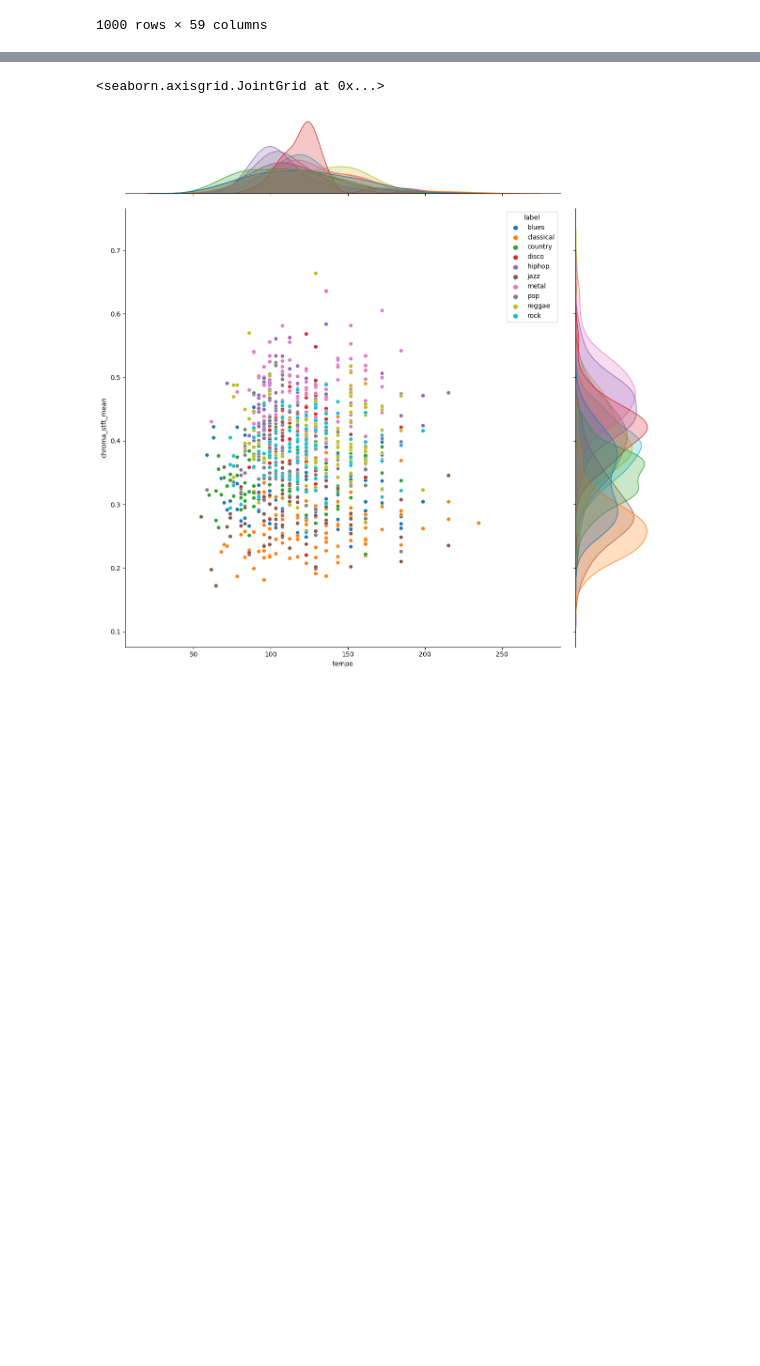
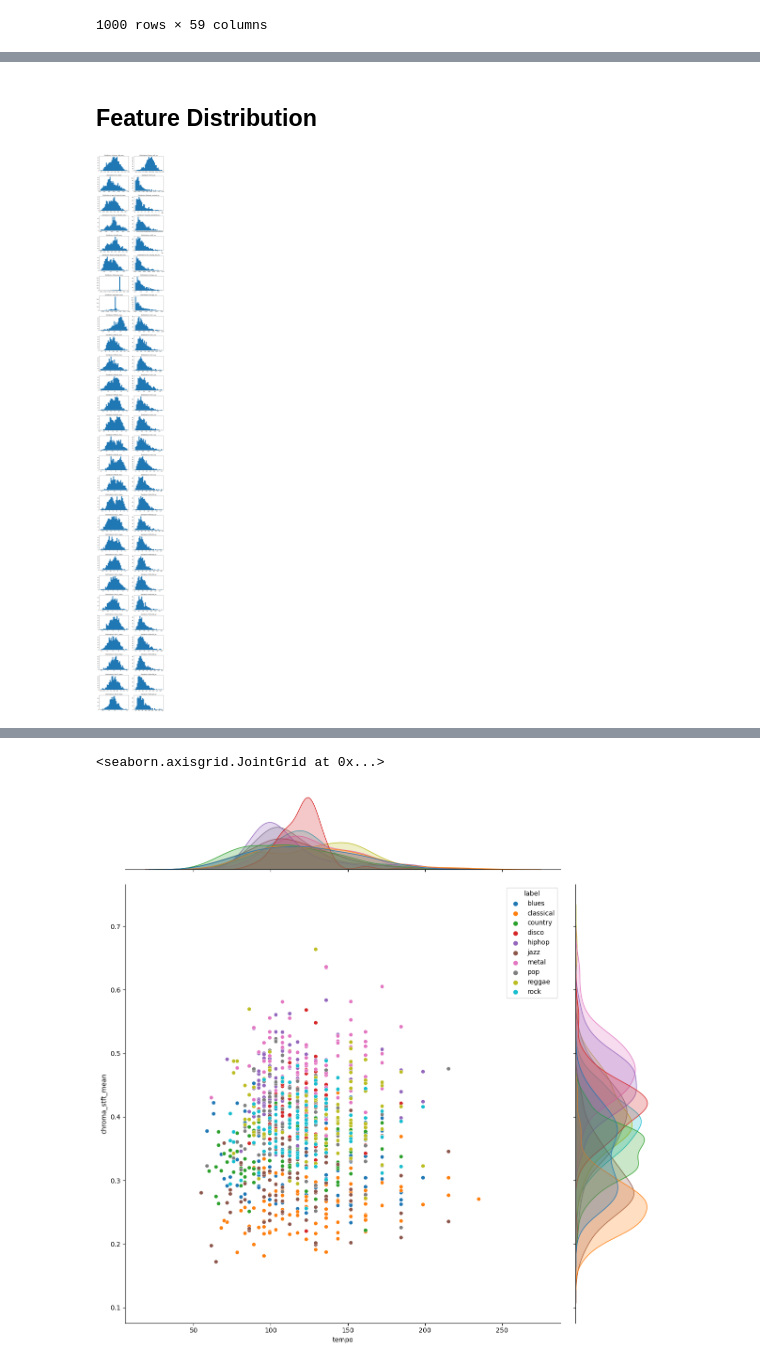
Before and after one commit to COGS118A/Group007-SP23, a Jupyter notebook: Checkpoint_Group007-SP23.ipynb, the cells around one changed output, grey strips where cells are left out. Saved outputs shown, nothing was run; the diff lists cells and outputs as text; code cells hidden in the pictures; blank space fills up the shorter version.

```diff
--- a/Checkpoint_Group007-SP23.ipynb
+++ b/Checkpoint_Group007-SP23.ipynb
@@ -105,0 +207,21 @@ plt.show()
+# %% [markdown]
+## Feature Distribution
+# %%
+# Grouped histograms for each feature mean and variance
+mean_cols = [col for col in df.columns if 'mean' in col]
+var_cols = [col for col in df.columns if 'var' in col]
+
+fig, axs = plt.subplots(len(mean_cols), 2, figsize=(10, 80))
+
+for i, col in enumerate(mean_cols):
+    axs[i, 0].hist(df[col], bins=30)
+    axs[i, 0].set_title(f'Distribution of {col}')
+
+for i, col in enumerate(var_cols):
+    axs[i, 1].hist(df[col], bins=30)
+    axs[i, 1].set_title(f'Distribution of {col}')
+
+plt.tight_layout()
+plt.show()
+# %% [output]
+[figure, added]
```
Also changed, not shown: parts of 20 cells of this notebook, 1 other file.
